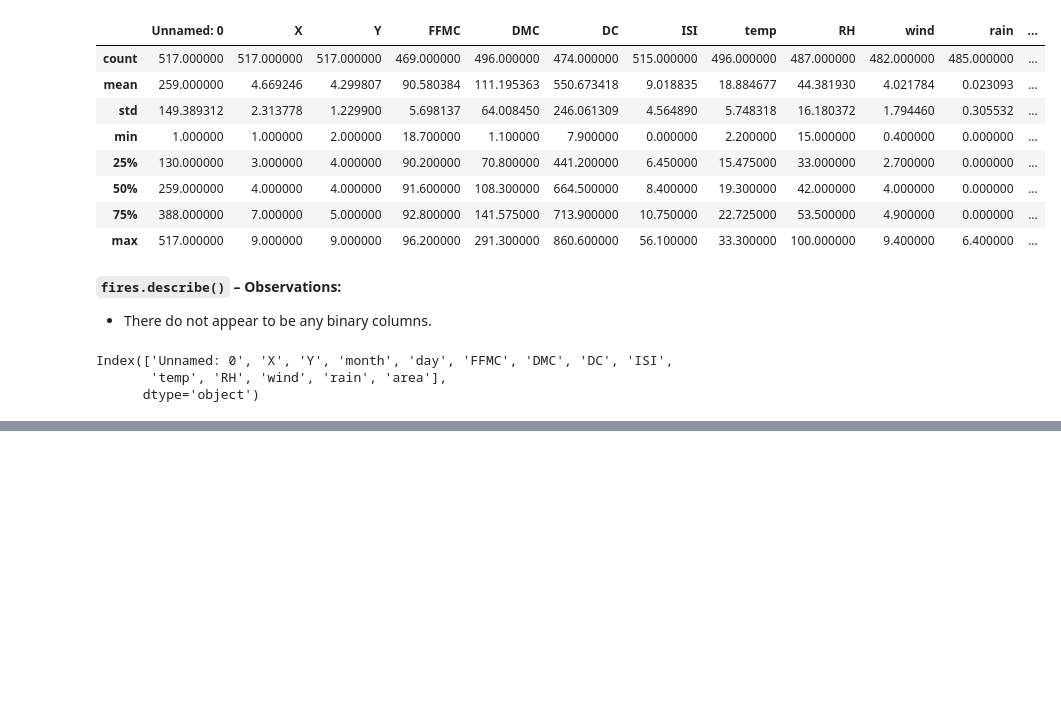
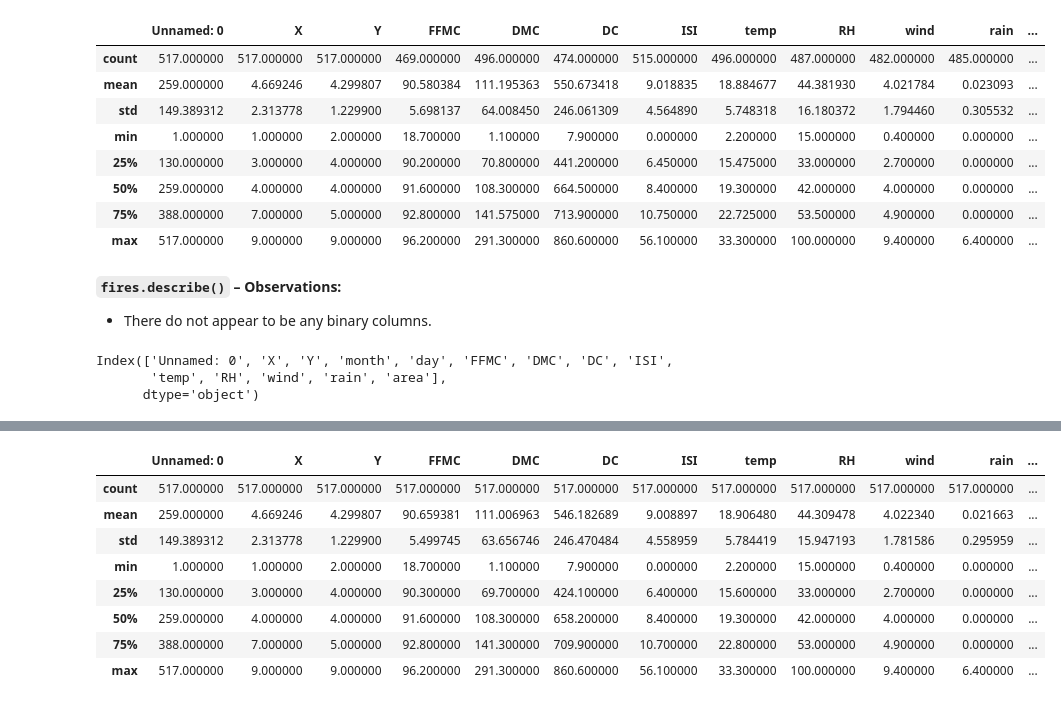
Before and after one commit to GloriannaS/fire-damage-estimation, a Jupyter notebook: Fire Damage Estimation.ipynb, the cells around one changed output, grey strips where cells are left out. Cells and saved outputs as stored; diff of their text form; code cells hidden in the pictures; blank space fills up the shorter version.

```diff
--- a/Fire Damage Estimation.ipynb
+++ b/Fire Damage Estimation.ipynb
@@ -145,2 +224,14 @@ Index(['Unnamed: 0', 'X', 'Y', 'month', 'day', 'FFMC', 'DMC', 'DC', 'ISI',
+# %%
+clean2_knn.describe()
+# %% [output]
+|  | Unnamed: 0 | X | Y | FFMC | DMC | DC | ISI | temp | RH | wind | rain | ... |
+| count | 517.000000 | 517.000000 | 517.000000 | 517.000000 | 517.000000 | 517.000000 | 517.000000 | 517.000000 | 517.000000 | 517.000000 | 517.000000 | ... |
+| mean | 259.000000 | 4.669246 | 4.299807 | 90.659381 | 111.006963 | 546.182689 | 9.008897 | 18.906480 | 44.309478 | 4.022340 | 0.021663 | ... |
+| std | 149.389312 | 2.313778 | 1.229900 | 5.499745 | 63.656746 | 246.470484 | 4.558959 | 5.784419 | 15.947193 | 1.781586 | 0.295959 | ... |
+| min | 1.000000 | 1.000000 | 2.000000 | 18.700000 | 1.100000 | 7.900000 | 0.000000 | 2.200000 | 15.000000 | 0.400000 | 0.000000 | ... |
+| 25% | 130.000000 | 3.000000 | 4.000000 | 90.300000 | 69.700000 | 424.100000 | 6.400000 | 15.600000 | 33.000000 | 2.700000 | 0.000000 | ... |
+| 50% | 259.000000 | 4.000000 | 4.000000 | 91.600000 | 108.300000 | 658.200000 | 8.400000 | 19.300000 | 42.000000 | 4.000000 | 0.000000 | ... |
+| 75% | 388.000000 | 7.000000 | 5.000000 | 92.800000 | 141.300000 | 709.900000 | 10.700000 | 22.800000 | 53.000000 | 4.900000 | 0.000000 | ... |
+| max | 517.000000 | 9.000000 | 9.000000 | 96.200000 | 291.300000 | 860.600000 | 56.100000 | 33.300000 | 100.000000 | 9.400000 | 6.400000 | ... |
 # %%
 model = LinearRegression()
```
Also changed, not shown: parts of 6 cells of this notebook.
